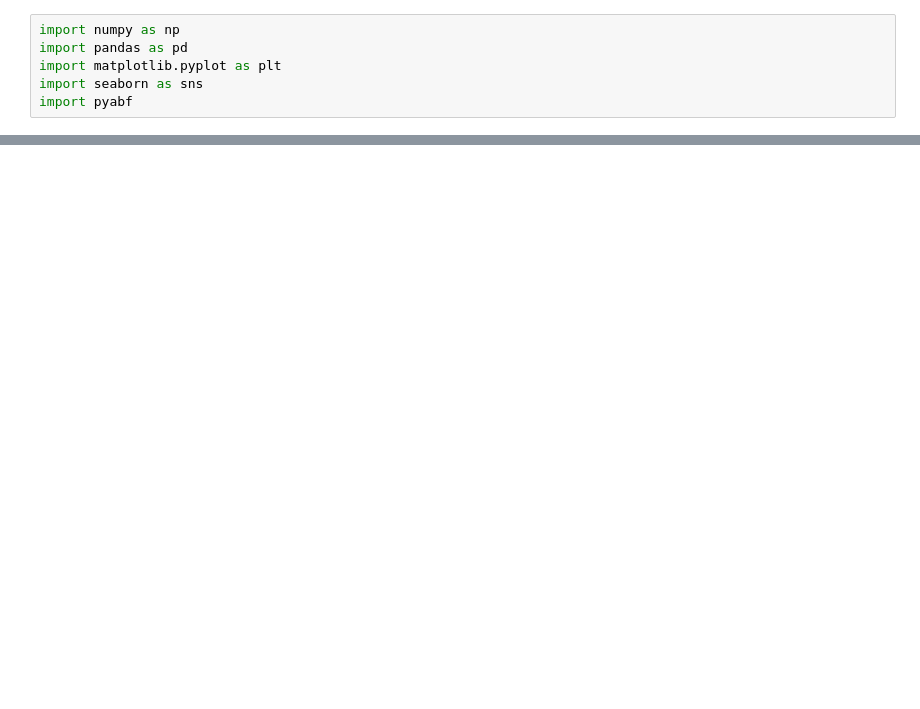
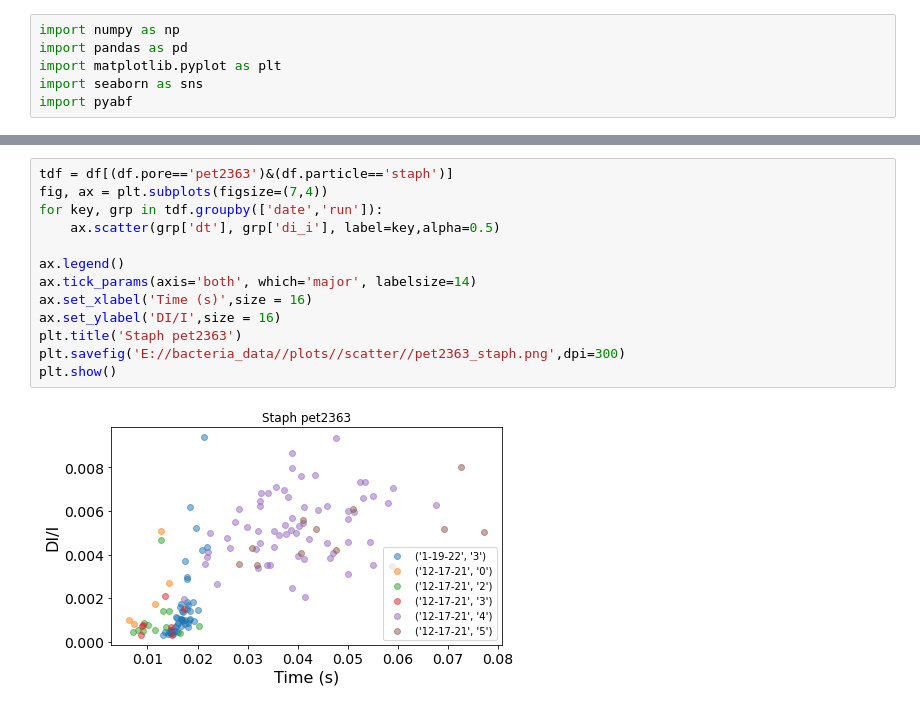
Before and after one commit to codycombs/RPbacteria, a Jupyter notebook: Stats.ipynb, the cells around one changed output, grey strips where cells are left out. Saved outputs shown, nothing was run; the diff lists cells and outputs as text; blank space fills up the shorter version.

```diff
--- a/Stats.ipynb
+++ b/Stats.ipynb
@@ -90,0 +45,15 @@ plt.tight_layout()
+# %%
+tdf = df[(df.pore=='pet2363')&(df.particle=='staph')]
+fig, ax = plt.subplots(figsize=(7,4))
+for key, grp in tdf.groupby(['date','run']):
+    ax.scatter(grp['dt'], grp['di_i'], label=key,alpha=0.5)
+
+ax.legend()
+ax.tick_params(axis='both', which='major', labelsize=14)
+ax.set_xlabel('Time (s)',size = 16)
+ax.set_ylabel('DI/I',size = 16)
+plt.title('Staph pet2363')
+plt.savefig('E://bacteria_data//plots//scatter//pet2363_staph.png',dpi=300)
+plt.show()
+# %% [output]
+[figure, added]
```
Also changed, not shown: parts of 21 cells of this notebook, 24 other files.
